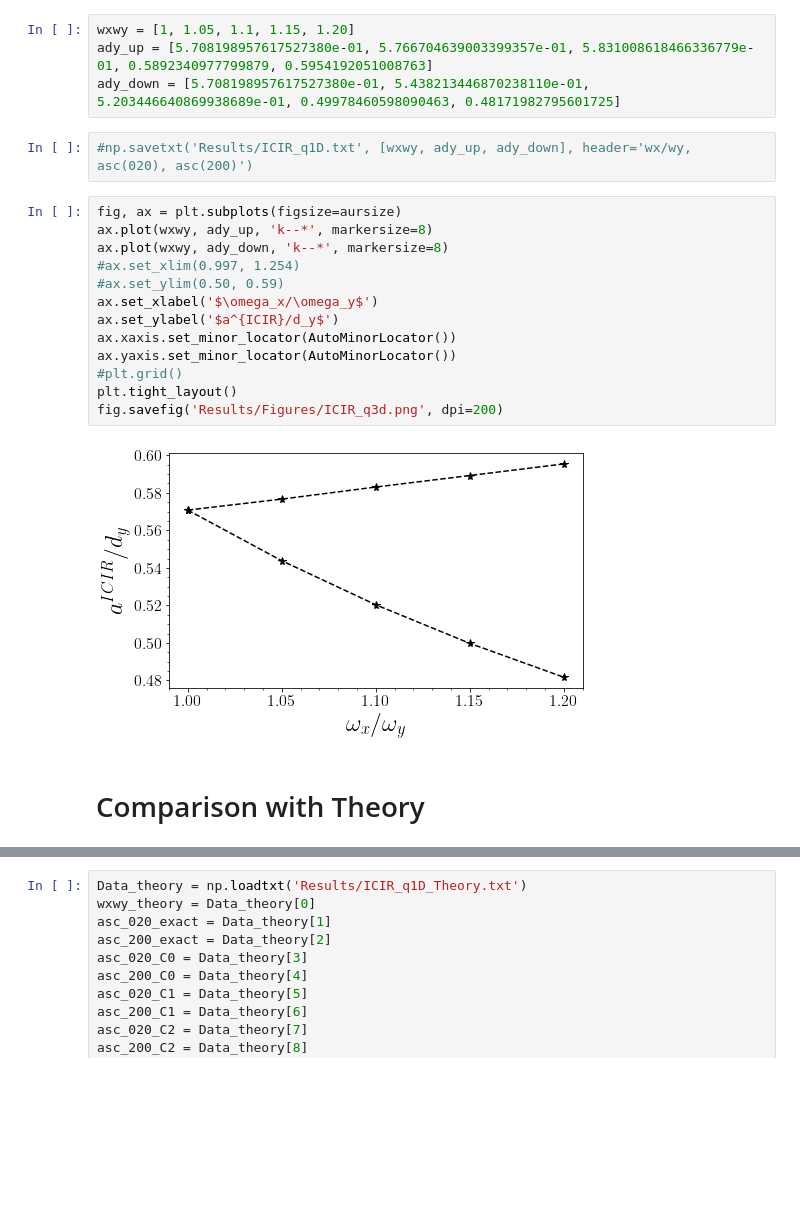
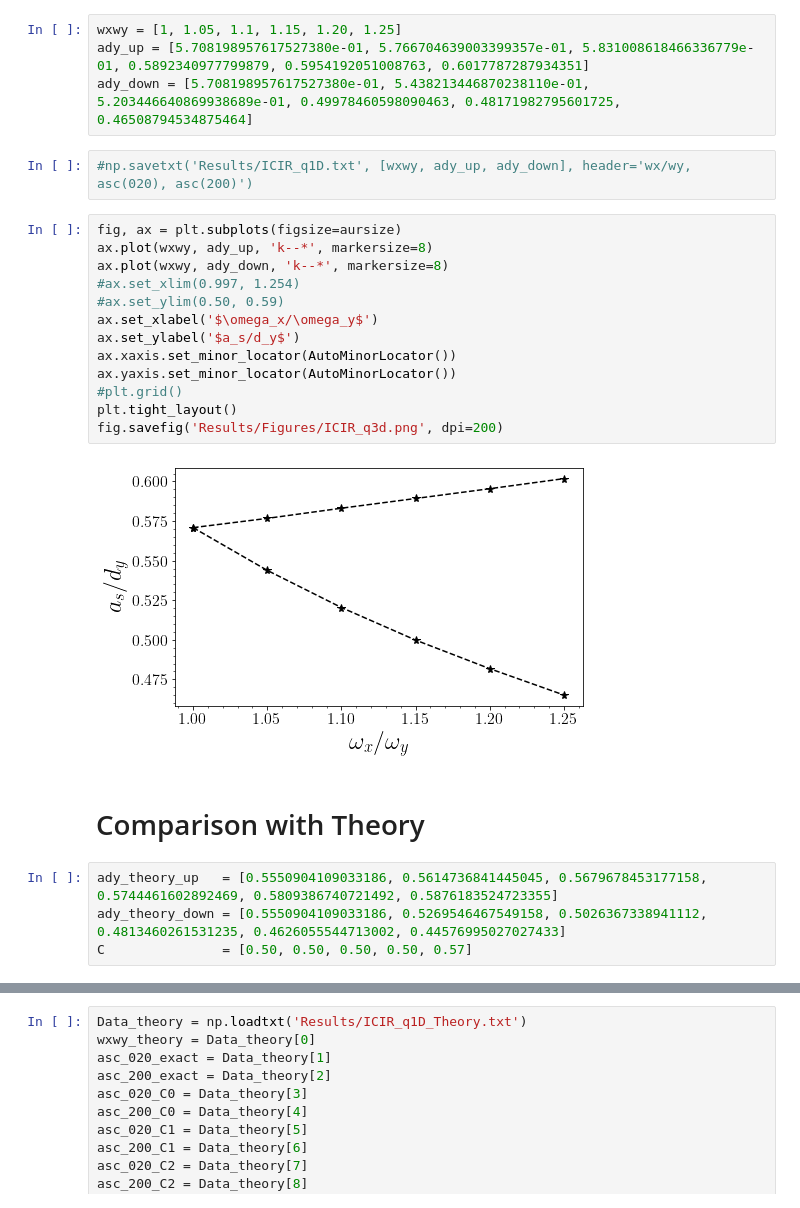
Before and after one commit to TsspGit/Ultracold_Atoms_src, a Jupyter notebook: Analysis/q3d/ICIR_LiLi_q3d.ipynb, the cells around one changed output, grey strips where cells are left out. Saved outputs shown, nothing was run; the diff lists cells and outputs as text; blank space fills up the shorter version.

```diff
--- a/Analysis/q3d/ICIR_LiLi_q3d.ipynb
+++ b/Analysis/q3d/ICIR_LiLi_q3d.ipynb
@@ -20,25 +20,29 @@ aursize = (4.3*aur, 4.3)
 # %% [markdown]
 ## ICIR: $\psi^{(b)}\Phi_{(0, 0, 4)}, \psi^{(b)}\Phi_{(4, 0, 0)}$
 # %%
-wxwy = [1, 1.05, 1.1, 1.15, 1.20]
-ady_up = [5.708198957617527380e-01, 5.766704639003399357e-01, 5.831008618466336779e-01, 0.5892340977799879, 0.5954192051008763]
-ady_down = [5.708198957617527380e-01, 5.438213446870238110e-01, 5.203446640869938689e-01, 0.49978460598090463, 0.48171982795601725]
+wxwy = [1, 1.05, 1.1, 1.15, 1.20, 1.25]
+ady_up = [5.708198957617527380e-01, 5.766704639003399357e-01, 5.831008618466336779e-01, 0.5892340977799879, 0.5954192051008763, 0.6017787287934351]
+ady_down = [5.708198957617527380e-01, 5.438213446870238110e-01, 5.203446640869938689e-01, 0.49978460598090463, 0.48171982795601725, 0.46508794534875464]
 # %%
 #np.savetxt('Results/ICIR_q1D.txt', [wxwy, ady_up, ady_down], header='wx/wy, asc(020), asc(200)')
 # %%
 fig, ax = plt.subplots(figsize=aursize)
 ax.plot(wxwy, ady_up, 'k--*', markersize=8)
 ax.plot(wxwy, ady_down, 'k--*', markersize=8)
 #ax.set_xlim(0.997, 1.254)
 #ax.set_ylim(0.50, 0.59)
 ax.set_xlabel('$\omega_x/\omega_y$')
-ax.set_ylabel('$a^{ICIR}/d_y$')
+ax.set_ylabel('$a_s/d_y$')
 ax.xaxis.set_minor_locator(AutoMinorLocator())
 ax.yaxis.set_minor_locator(AutoMinorLocator())
 #plt.grid()
 plt.tight_layout()
 fig.savefig('Results/Figures/ICIR_q3d.png', dpi=200)
 # %% [output]
-[figure, old version]
+[figure, new version]
 # %% [markdown]
 # Comparison with Theory
+# %%
+ady_theory_up   = [0.5550904109033186, 0.5614736841445045, 0.5679678453177158, 0.5744461602892469, 0.5809386740721492, 0.5876183524723355]
+ady_theory_down = [0.5550904109033186, 0.5269546467549158, 0.5026367338941112, 0.4813460261531235, 0.4626055544713002, 0.44576995027027433]
+C               = [0.50, 0.50, 0.50, 0.50, 0.57]
```
Also changed, not shown: parts of 1 cell of this notebook, 17 other files.
